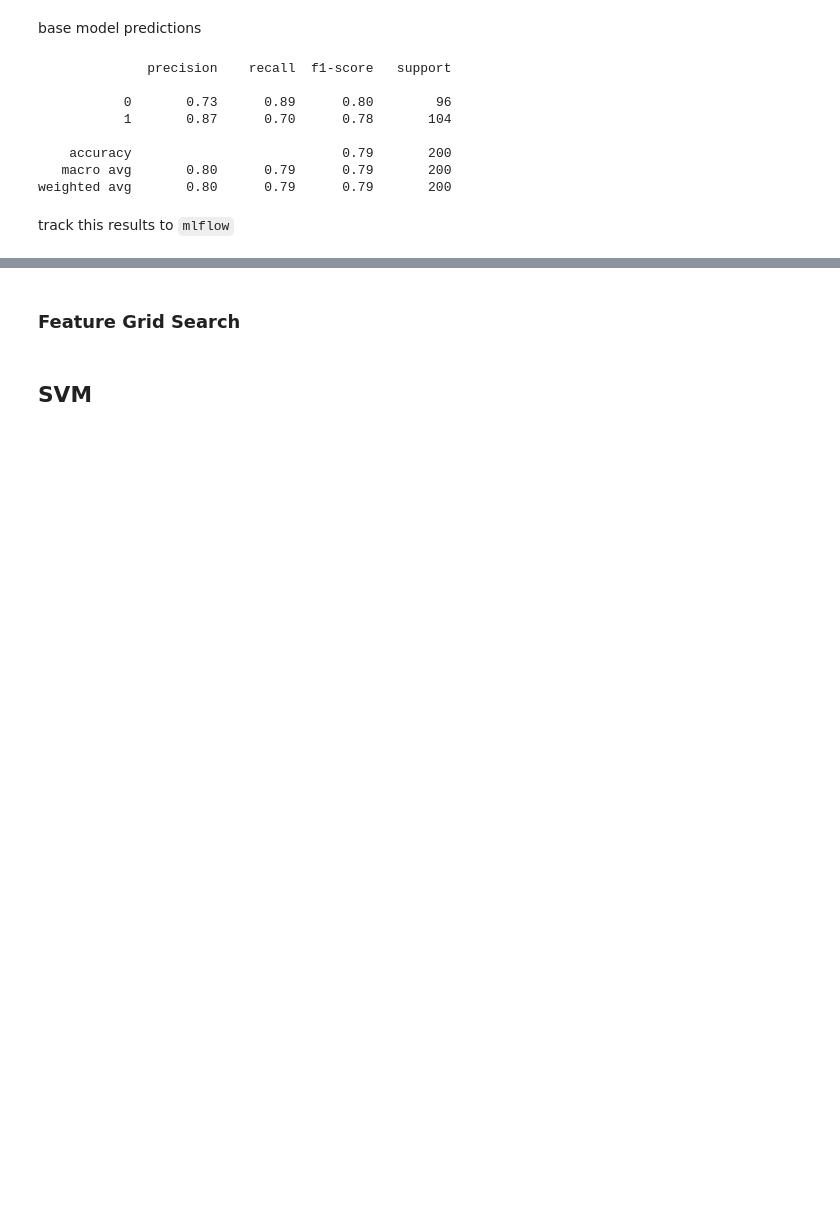
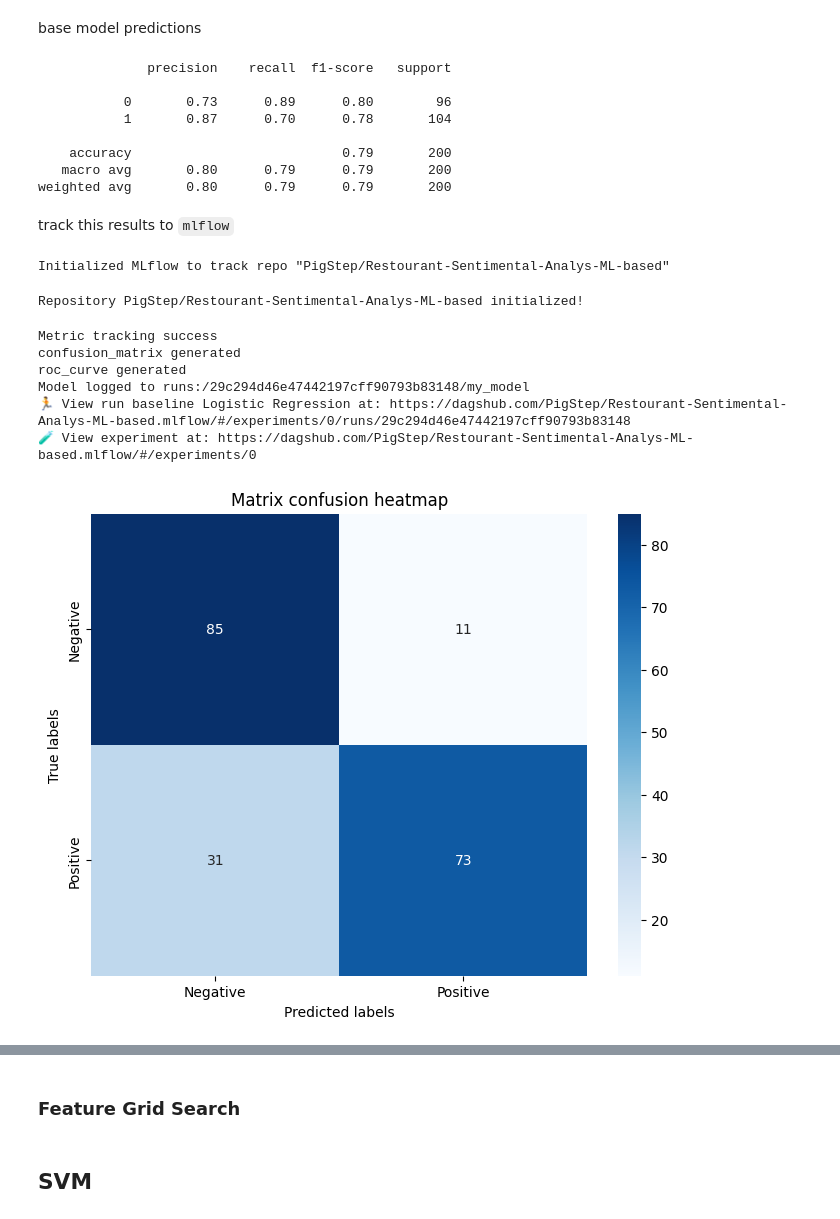
Before and after one commit to PigStep/Restourant-Sentimental-Analys-ML-based, a Jupyter notebook: experiment_notebook/notebook.ipynb, the cells around one changed output, grey strips where cells are left out. Cells and saved outputs as stored; diff of their text form; code cells hidden in the pictures; blank space fills up the shorter version.

Commit message:
Baseline mlflow registration

```diff
--- a/experiment_notebook/notebook.ipynb
+++ b/experiment_notebook/notebook.ipynb
@@ -162,0 +241,34 @@ with mlflow.start_run(run_name="baseline Logistic Regression"):
+# %%
+import dagshub
+from mlflow.models import infer_signature
+
+dagshub.init(repo_owner='PigStep', repo_name='Restourant-Sentimental-Analys-ML-based', mlflow=True)
+
+with mlflow.start_run(run_name="baseline Logistic Regression") as run:
+  push_metrics(y_pred,y_test)
+  push_confusion_matrix(y_pred,y_test)
+  push_roc_curve(y_pred,y_test)
+
+  mlflow.log_param('C', 1)
+  mlflow.log_param('penalty', 'l2')
+  mlflow.log_param('solver','liblinear')
+  mlflow.log_param('class_weight','balanced')
+
+  mlflow.sklearn.log_model(
+        sk_model=model,
+        artifact_path="my_model",
+        input_example=X_train[:5],
+        signature=infer_signature(X_train, model.predict(X_train))
+    )
+
+  print(f"Model logged to runs:/{run.info.run_id}/my_model")
+# %% [output]
+Initialized MLflow to track repo "PigStep/Restourant-Sentimental-Analys-ML-based"
+Repository PigStep/Restourant-Sentimental-Analys-ML-based initialized!
+Metric tracking success
+confusion_matrix generated
+roc_curve generated
+Model logged to runs:/29c294d46e47442197cff90793b83148/my_model
+🏃 View run baseline Logistic Regression at: https://dagshub.com/PigStep/Restourant-Sentimental-Analys-ML-based.mlflow/#/experiments/0/runs/29c294d46e47442197cff90793b83148
+🧪 View experiment at: https://dagshub.com/PigStep/Restourant-Sentimental-Analys-ML-based.mlflow/#/experiments/0
+[figure, added]
```
Also changed, not shown: parts of 6 cells of this notebook.
